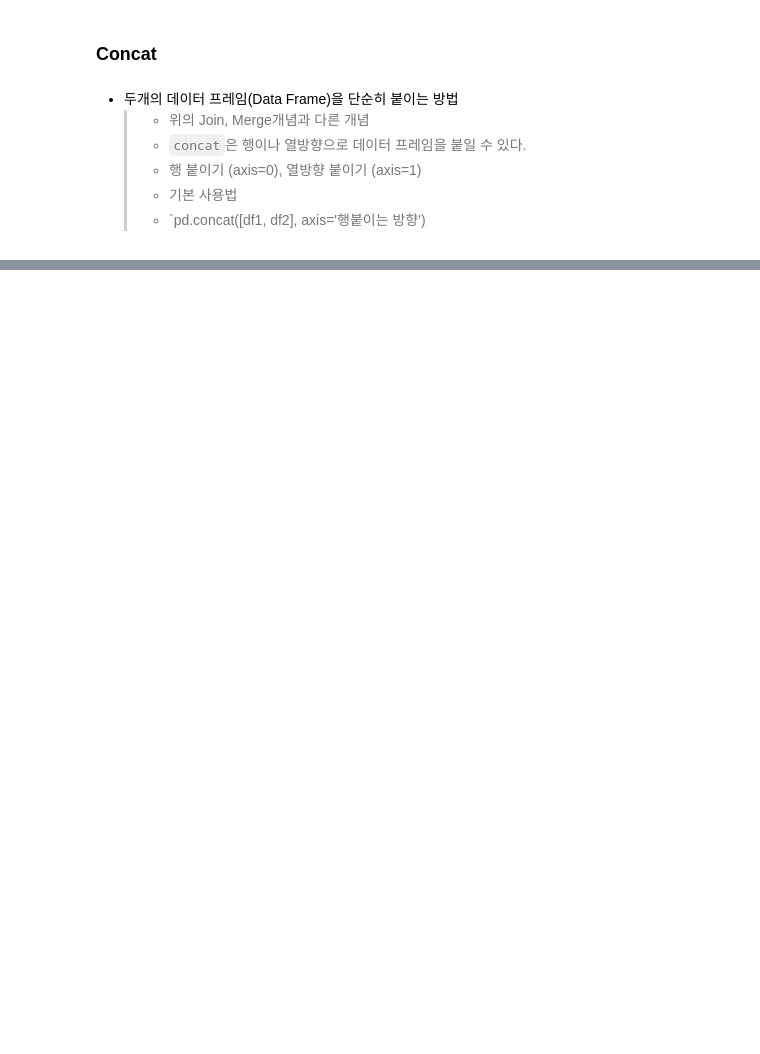
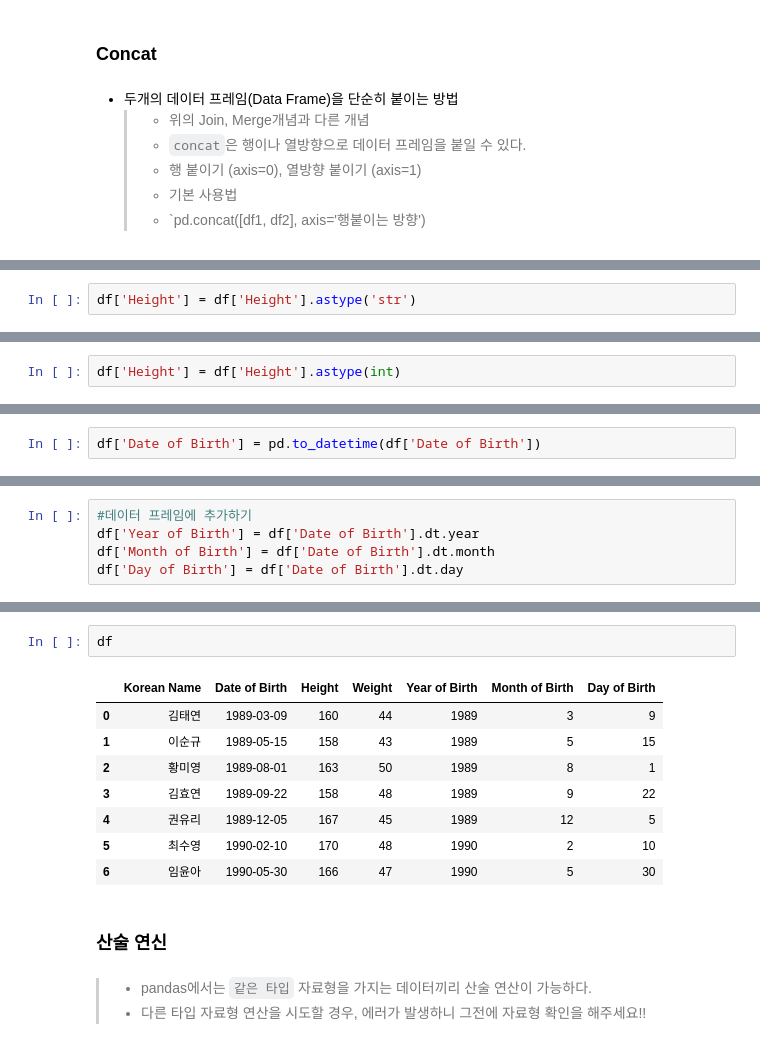
Before and after one commit to sleeptiger/Abc-project, a Jupyter notebook: pandas정리L.ipynb, the cells around one changed output, grey strips where cells are left out. Cells and saved outputs as stored; diff of their text form; blank space fills up the shorter version.

```diff
--- a/pandas정리L.ipynb
+++ b/pandas정리L.ipynb
@@ -682,0 +721,2 @@ pd.concat([df1, df2], axis=1, join='inner')
+# %%
+df['Height'] = df['Height'].astype('str')
@@ -682,0 +731,2 @@ pd.concat([df1, df2], axis=1, join='inner')
+# %%
+df['Height'] = df['Height'].astype(int)
@@ -682,0 +767,2 @@ pd.concat([df1, df2], axis=1, join='inner')
+# %%
+df['Date of Birth'] = pd.to_datetime(df['Date of Birth'])
@@ -682,0 +837,5 @@ pd.concat([df1, df2], axis=1, join='inner')
+# %%
+#데이터 프레임에 추가하기
+df['Year of Birth'] = df['Date of Birth'].dt.year
+df['Month of Birth'] = df['Date of Birth'].dt.month
+df['Day of Birth'] = df['Date of Birth'].dt.day
@@ -682,0 +858,16 @@ pd.concat([df1, df2], axis=1, join='inner')
+# %%
+df
+# %% [output]
+|  | Korean Name | Date of Birth | Height | Weight | Year of Birth | Month of Birth | Day of Birth |
+| 0 | 김태연 | 1989-03-09 | 160 | 44 | 1989 | 3 | 9 |
+| 1 | 이순규 | 1989-05-15 | 158 | 43 | 1989 | 5 | 15 |
+| 2 | 황미영 | 1989-08-01 | 163 | 50 | 1989 | 8 | 1 |
+| 3 | 김효연 | 1989-09-22 | 158 | 48 | 1989 | 9 | 22 |
+| 4 | 권유리 | 1989-12-05 | 167 | 45 | 1989 | 12 | 5 |
+| 5 | 최수영 | 1990-02-10 | 170 | 48 | 1990 | 2 | 10 |
+| 6 | 임윤아 | 1990-05-30 | 166 | 47 | 1990 | 5 | 30 |
+# %% [markdown]
+### 산술 연신
+# %% [markdown]
+> - pandas에서는 `같은 타입` 자료형을 가지는 데이터끼리 산술 연산이 가능하다.
+> - 다른 타입 자료형 연산을 시도할 경우, 에러가 발생하니 그전에 자료형 확인을 해주세요!!
```
Also changed, not shown: parts of 36 cells of this notebook.
